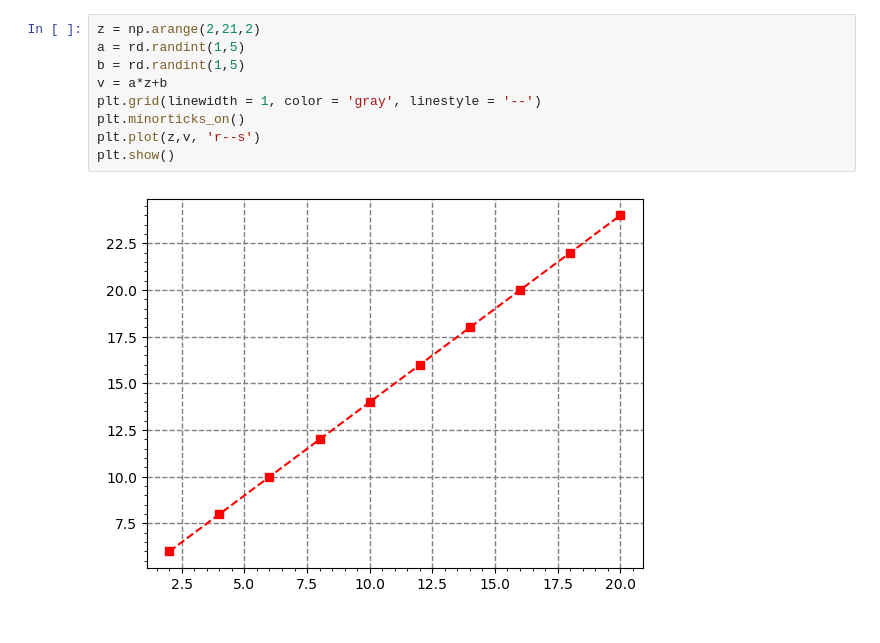
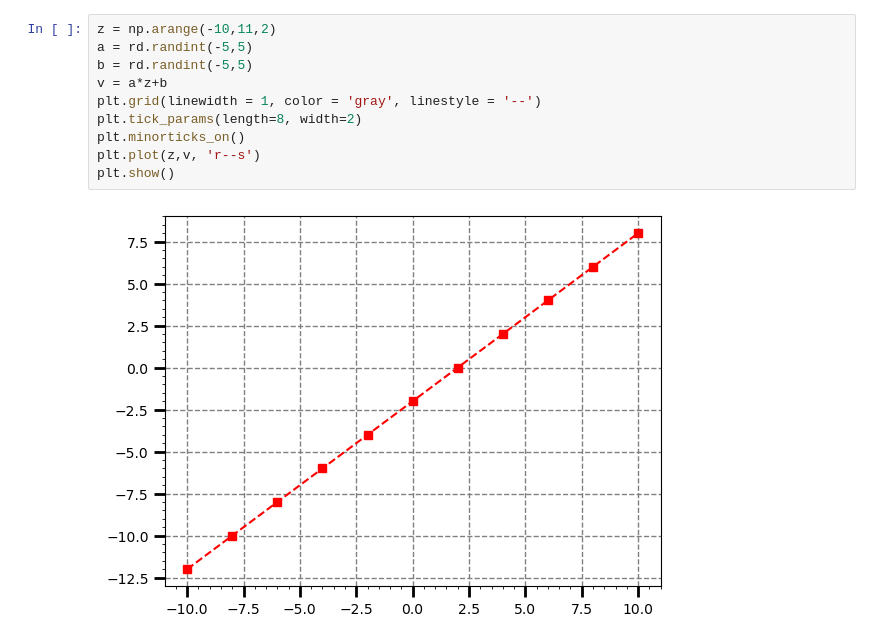
Before and after one commit to ILawrance/PythonLaba5, a Jupyter notebook: visual.ipynb, the cells around one changed output. Saved outputs shown, nothing was run; the diff lists cells and outputs as text.

```diff
--- a/visual.ipynb
+++ b/visual.ipynb
@@ -14,16 +18,17 @@ plt.show()
 # %% [output]
 [figure]
 # %%
-z = np.arange(2,21,2)
-a = rd.randint(1,5)
-b = rd.randint(1,5)
+z = np.arange(-10,11,2)
+a = rd.randint(-5,5)
+b = rd.randint(-5,5)
 v = a*z+b
 plt.grid(linewidth = 1, color = 'gray', linestyle = '--')
+plt.tick_params(length=8, width=2)
 plt.minorticks_on()
 plt.plot(z,v, 'r--s')
 plt.show()
 # %% [output]
-[figure, old version]
+[figure, new version]
 # %%
 summ_Elements=0
 count=0
```
Also changed, not shown: parts of 5 cells of this notebook.
